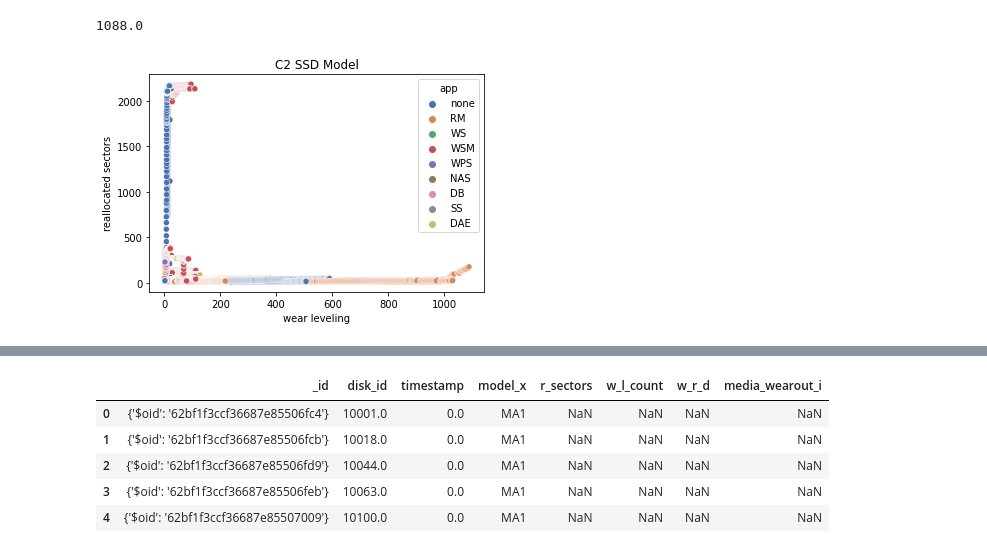
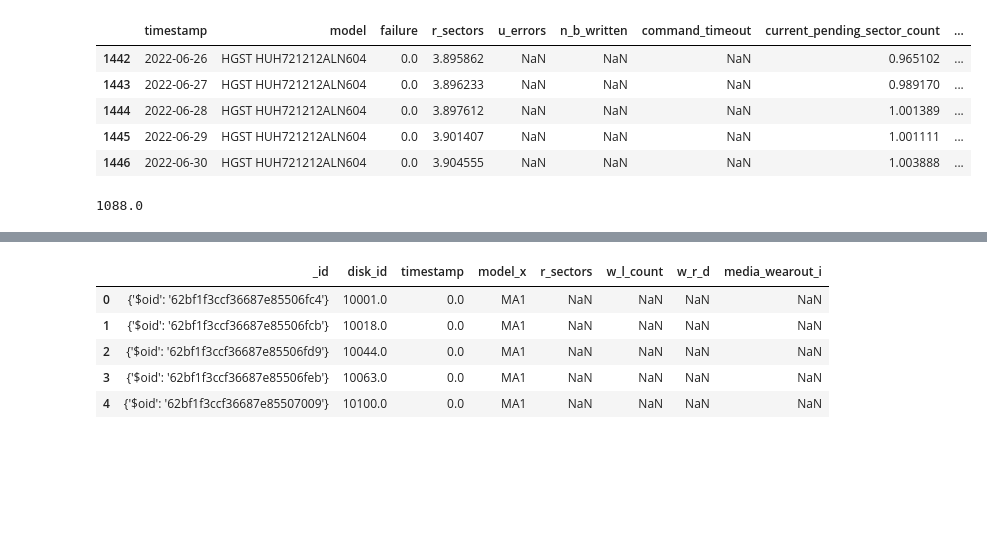
Before and after one commit to EricBorba/StorageFailurePredictor, a Jupyter notebook: QueriesHDDBackBlaze.ipynb, the cells around one changed output, grey strips where cells are left out. Drawn from its saved outputs; the diff is of its cells as text; code cells hidden in the pictures; blank space fills up the shorter version.

```diff
--- a/QueriesHDDBackBlaze.ipynb
+++ b/QueriesHDDBackBlaze.ipynb
@@ -244,0 +62,9 @@ result = pd.merge(dfSMARTAtt, dfAllAppsSSDsLocation[['disk_id', 'model_y', 'app'
+# %%
+data.tail()
+# %% [output]
+|  | timestamp | model | failure | r_sectors | u_errors | n_b_written | command_timeout | current_pending_sector_count | ... |
+| 1442 | 2022-06-26 | HGST HUH721212ALN604 | 0.0 | 3.895862 | NaN | NaN | NaN | 0.965102 | ... |
+| 1443 | 2022-06-27 | HGST HUH721212ALN604 | 0.0 | 3.896233 | NaN | NaN | NaN | 0.989170 | ... |
+| 1444 | 2022-06-28 | HGST HUH721212ALN604 | 0.0 | 3.897612 | NaN | NaN | NaN | 1.001389 | ... |
+| 1445 | 2022-06-29 | HGST HUH721212ALN604 | 0.0 | 3.901407 | NaN | NaN | NaN | 1.001111 | ... |
+| 1446 | 2022-06-30 | HGST HUH721212ALN604 | 0.0 | 3.904555 | NaN | NaN | NaN | 1.003888 | ... |
@@ -249,13 +78,3 @@ result.drop(result[result.r_sectors < 10].index, inplace=True)
 maxWearValue = result["w_l_count"].max()
 # %% [output]
 1088.0
-# %%
-graph = sns.scatterplot(x = "w_l_count", y = 'r_sectors', palette = 'deep', hue='app', hue_order=['none','RM','WS','WSM', 'WPS', 'NAS', 'DB', 'SS', 'DAE'], data = result)
-#hue_order=['WSM','none','RM','DB', 'WS', 'WPS', 'DAE'],
-#['none','RM','WS','WSM', 'WPS', 'NAS', 'DB', 'SS', 'DAE']
-
-graph.set(xlabel ="wear leveling", ylabel = "reallocated sectors", title ='C2 SSD Model')
-
-plt.savefig('C21.png')
-# %% [output]
-[figure, removed]
```
Also changed, not shown: parts of 36 cells of this notebook, 1 other file.
